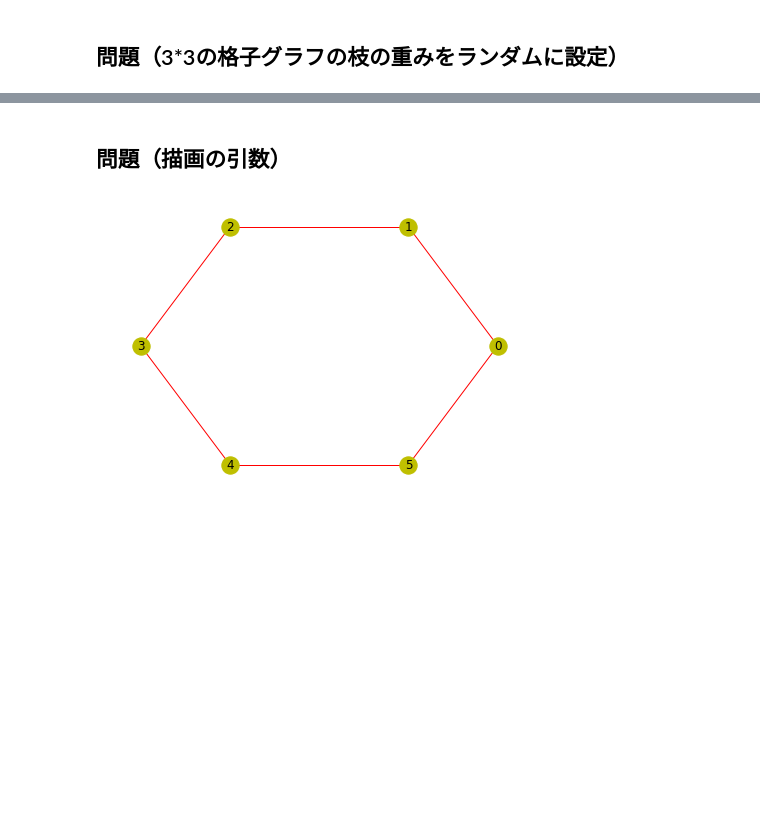
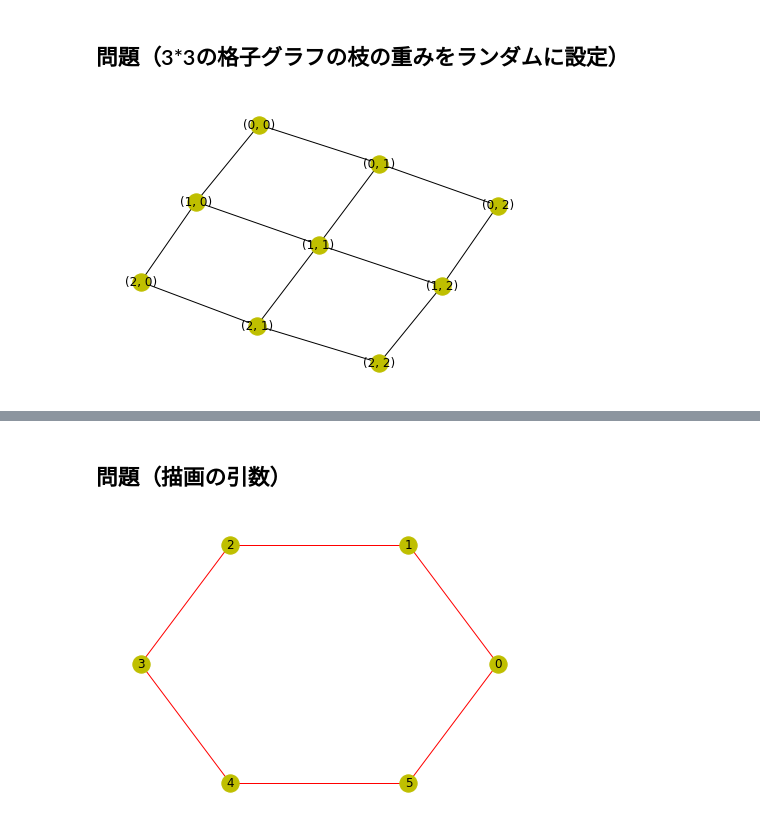
Before and after one commit to Mayachiu/NetworkX, a Jupyter notebook: NetworkX.ipynb, the cells around one changed output, grey strips where cells are left out. Saved outputs shown, nothing was run; the diff lists cells and outputs as text; code cells hidden in the pictures; blank space fills up the shorter version.

```diff
--- a/NetworkX.ipynb
+++ b/NetworkX.ipynb
@@ -47,5 +47,7 @@ nx.draw(G)
 # %% [markdown]
 ## 問題（3*3の格子グラフの枝の重みをランダムに設定）
 # %%
-G = nx.grid_2d_graph(4,4)
-nx.draw(G)
+G = nx.grid_2d_graph(3,3)
+nx.draw(G, node_color="y",with_labels=True)
+# %% [output]
+[figure, added]
```
Also changed, not shown: parts of 12 cells of this notebook.
